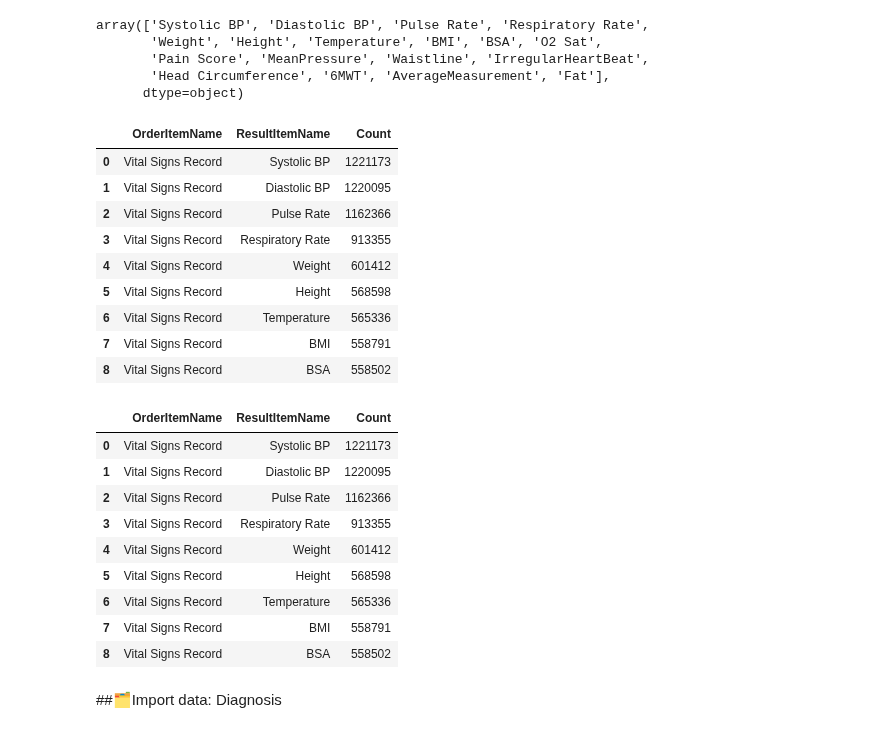
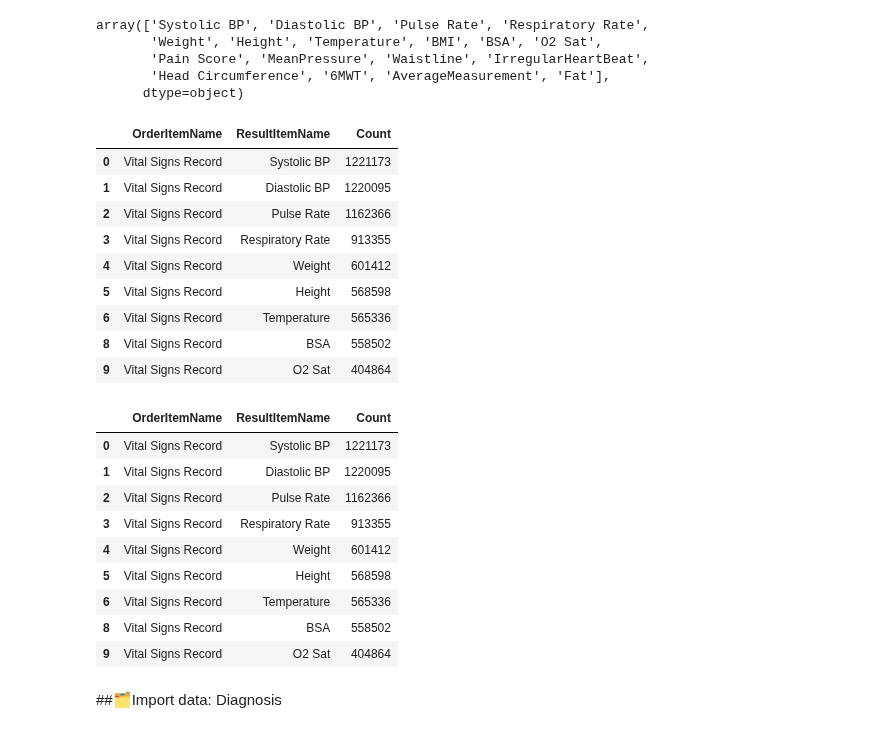
Before and after one commit to nxxk23/PROJECT, a Jupyter notebook: HemoRecount.ipynb, the cells around one changed output. Drawn from its saved outputs; the diff is of its cells as text; code cells hidden in the pictures.

```diff
--- a/HemoRecount.ipynb
+++ b/HemoRecount.ipynb
@@ -145,21 +145,21 @@ array(['Systolic BP', 'Diastolic BP', 'Pulse Rate', 'Respiratory Rate',
       dtype=object)
 # %%
 selected_items = ['Systolic BP', 'Diastolic BP', 'Pulse Rate', 'Respiratory Rate',
-                  'Temperature', 'Weight', 'Height', 'BSA', 'BMI']
+                  'Temperature', 'Weight', 'Height', 'BSA', 'O2 Sat']
 
 filtered_items = unique_counts[unique_counts['ResultItemName'].isin(selected_items)]
 filtered_items
 # %% [output]
 |  | OrderItemName | ResultItemName | Count |
 | 0 | Vital Signs Record | Systolic BP | 1221173 |
 | 1 | Vital Signs Record | Diastolic BP | 1220095 |
 | 2 | Vital Signs Record | Pulse Rate | 1162366 |
 | 3 | Vital Signs Record | Respiratory Rate | 913355 |
 | 4 | Vital Signs Record | Weight | 601412 |
 | 5 | Vital Signs Record | Height | 568598 |
 | 6 | Vital Signs Record | Temperature | 565336 |
-| 7 | Vital Signs Record | BMI | 558791 |
 | 8 | Vital Signs Record | BSA | 558502 |
+| 9 | Vital Signs Record | O2 Sat | 404864 |
 # %%
 vitalsign_df = pd.DataFrame(filtered_items)
 vitalsign_df
@@ -172,8 +172,8 @@ vitalsign_df
 | 4 | Vital Signs Record | Weight | 601412 |
 | 5 | Vital Signs Record | Height | 568598 |
 | 6 | Vital Signs Record | Temperature | 565336 |
-| 7 | Vital Signs Record | BMI | 558791 |
 | 8 | Vital Signs Record | BSA | 558502 |
+| 9 | Vital Signs Record | O2 Sat | 404864 |
 # %% [markdown]
 ##🗂️Import data: Diagnosis
 # %%
```
Also changed, not shown: parts of 2 cells of this notebook.
